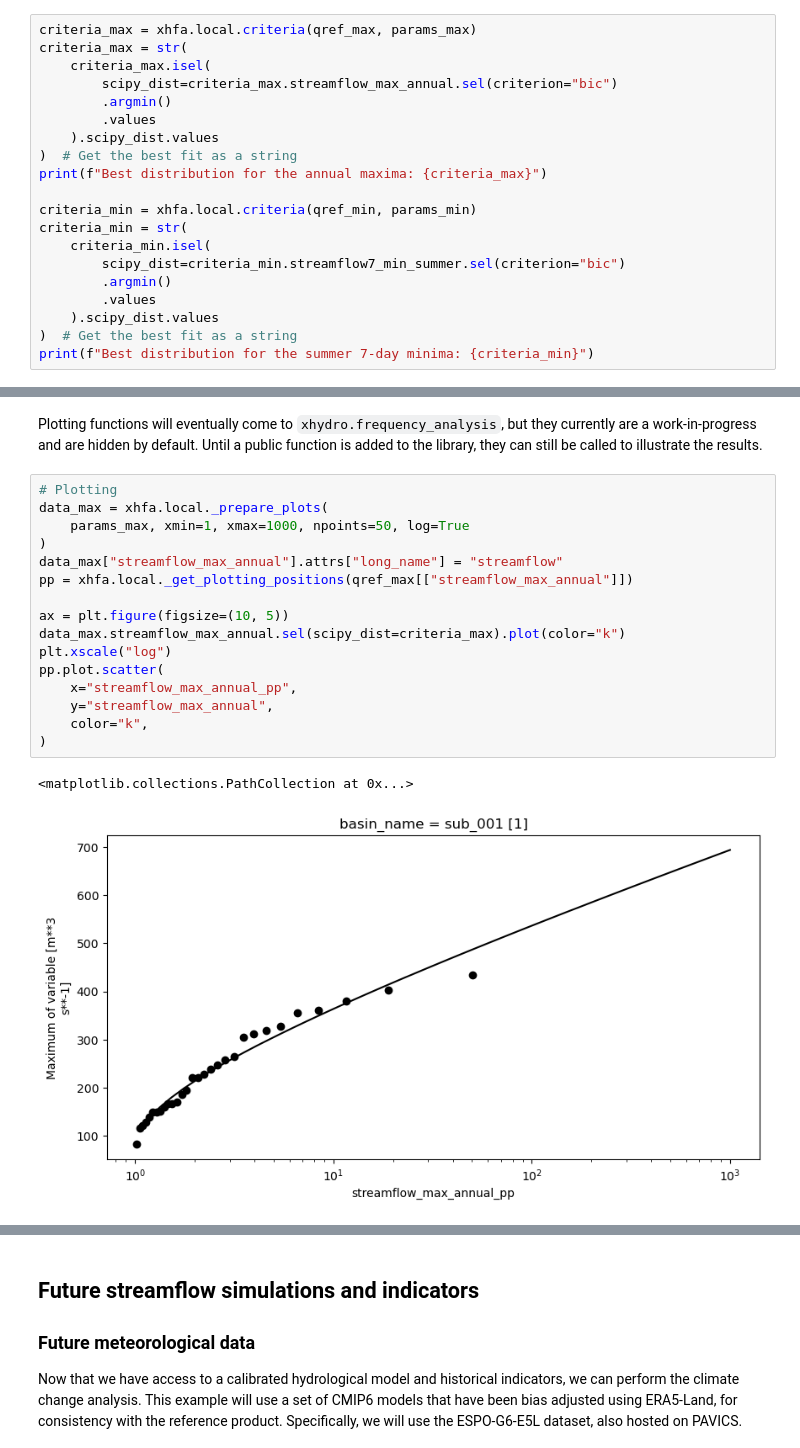
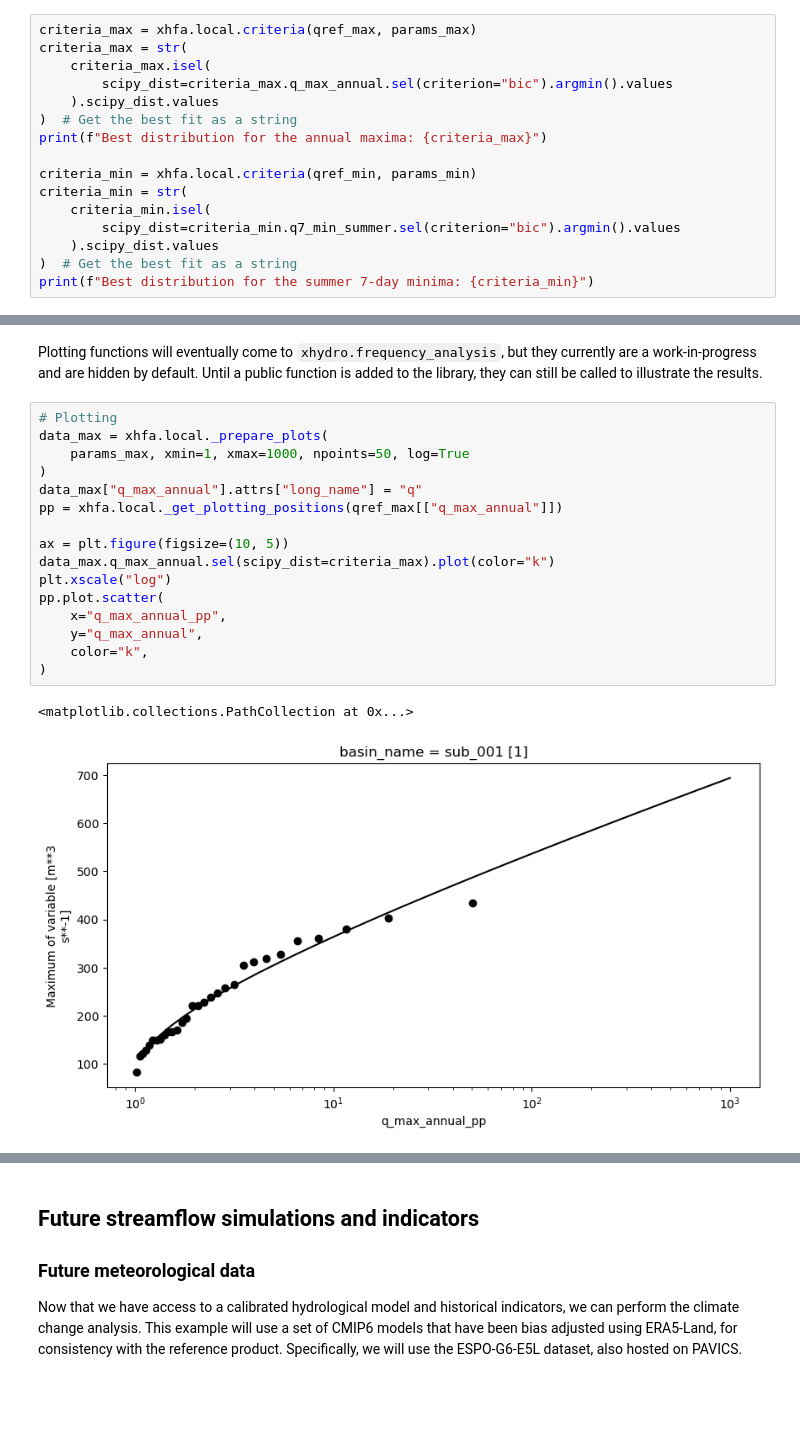
Before and after one commit to hydrologie/xhydro, a Jupyter notebook: docs/notebooks/use_case.ipynb, the cells around one changed output, grey strips where cells are left out. Saved outputs shown, nothing was run; the diff lists cells and outputs as text; blank space fills up the shorter version.

Commit message:
fix notebooks, more streamflow-q

```diff
--- a/docs/notebooks/use_case.ipynb
+++ b/docs/notebooks/use_case.ipynb
@@ -718,9 +714,7 @@ While not foolproof, the best fit can be identified using the Bayesian Informati
 criteria_max = xhfa.local.criteria(qref_max, params_max)
 criteria_max = str(
     criteria_max.isel(
-        scipy_dist=criteria_max.streamflow_max_annual.sel(criterion="bic")
-        .argmin()
-        .values
+        scipy_dist=criteria_max.q_max_annual.sel(criterion="bic").argmin().values
     ).scipy_dist.values
 )  # Get the best fit as a string
 print(f"Best distribution for the annual maxima: {criteria_max}")
@@ -728,9 +722,7 @@ print(f"Best distribution for the annual maxima: {criteria_max}")
 criteria_min = xhfa.local.criteria(qref_min, params_min)
 criteria_min = str(
     criteria_min.isel(
-        scipy_dist=criteria_min.streamflow7_min_summer.sel(criterion="bic")
-        .argmin()
-        .values
+        scipy_dist=criteria_min.q7_min_summer.sel(criterion="bic").argmin().values
     ).scipy_dist.values
 )  # Get the best fit as a string
 print(f"Best distribution for the summer 7-day minima: {criteria_min}")
@@ -742,22 +734,22 @@ Plotting functions will eventually come to `xhydro.frequency_analysis`, but they
 # %%
 # Plotting
 data_max = xhfa.local._prepare_plots(
     params_max, xmin=1, xmax=1000, npoints=50, log=True
 )
-data_max["streamflow_max_annual"].attrs["long_name"] = "streamflow"
-pp = xhfa.local._get_plotting_positions(qref_max[["streamflow_max_annual"]])
+data_max["q_max_annual"].attrs["long_name"] = "q"
+pp = xhfa.local._get_plotting_positions(qref_max[["q_max_annual"]])
 
 ax = plt.figure(figsize=(10, 5))
-data_max.streamflow_max_annual.sel(scipy_dist=criteria_max).plot(color="k")
+data_max.q_max_annual.sel(scipy_dist=criteria_max).plot(color="k")
 plt.xscale("log")
 pp.plot.scatter(
-    x="streamflow_max_annual_pp",
-    y="streamflow_max_annual",
+    x="q_max_annual_pp",
+    y="q_max_annual",
     color="k",
 )
 # %% [output]
 <matplotlib.collections.PathCollection at 0x...>
-[figure, old version]
+[figure, new version]
 # %%
 # Plotting
 data_min = xhfa.local._prepare_plots(
```
Also changed, not shown: parts of 26 cells of this notebook, 13 other files.
